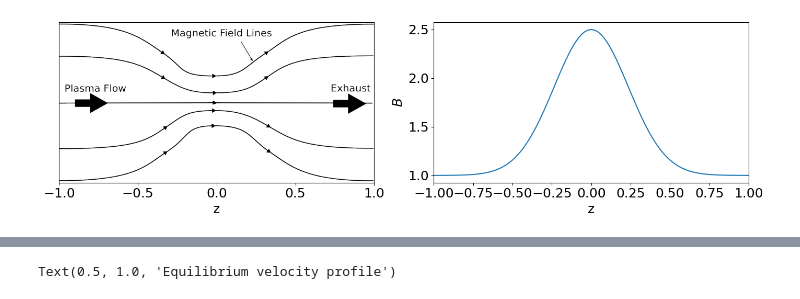
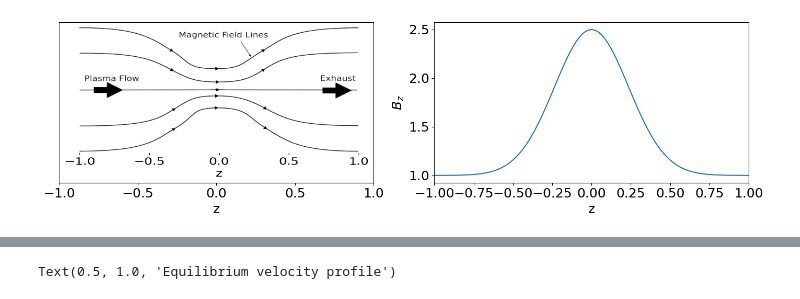
Before and after one commit to HuntFeng/magnetic-nozzle-spectral-instability, a Jupyter notebook: plotting.ipynb, the cells around one changed output, grey strips where cells are left out. Cells and saved outputs as stored; diff of their text form; code cells hidden in the pictures.

```diff
--- a/plotting.ipynb
+++ b/plotting.ipynb
@@ -7,23 +6,23 @@ import re
 # %%
 # magnetic field
 spectral = Spectral(101, "symmetric", "FD")
 params = Params(Mm=0.5, constant_v=False)
 B0 = params.B0
 R = params.R
 Bm = params.Bm
 Delta = params.Delta
 x = spectral.x
 B = B0*(1+R*np.exp(-(x/Delta)**2))
 fig, ax = plt.subplots(1,2,figsize=(14,4))
-img = plt.imread("thesis/img/introduction/magnetic-nozzle.png")
+img = plt.imread("thesis/img/magnetic-nozzle.png")
 ax[1].plot(x,B)
 ax[1].set_xlim([-1,1])
 ax[1].set_xlabel("z")
-ax[1].set_ylabel("$B$")
+ax[1].set_ylabel("$B_z$")
 ax[0].imshow(img, aspect="auto", extent=[-1,1,0,2])
 ax[0].set_xticks(ax[1].get_xticks())
 ax[0].set_yticks([])
 ax[0].set_xlabel("z")
 fig.tight_layout()
 # %% [output]
-[figure, old version]
+[figure, new version]
```
Also changed, not shown: parts of 2 cells of this notebook, 12 other files.
